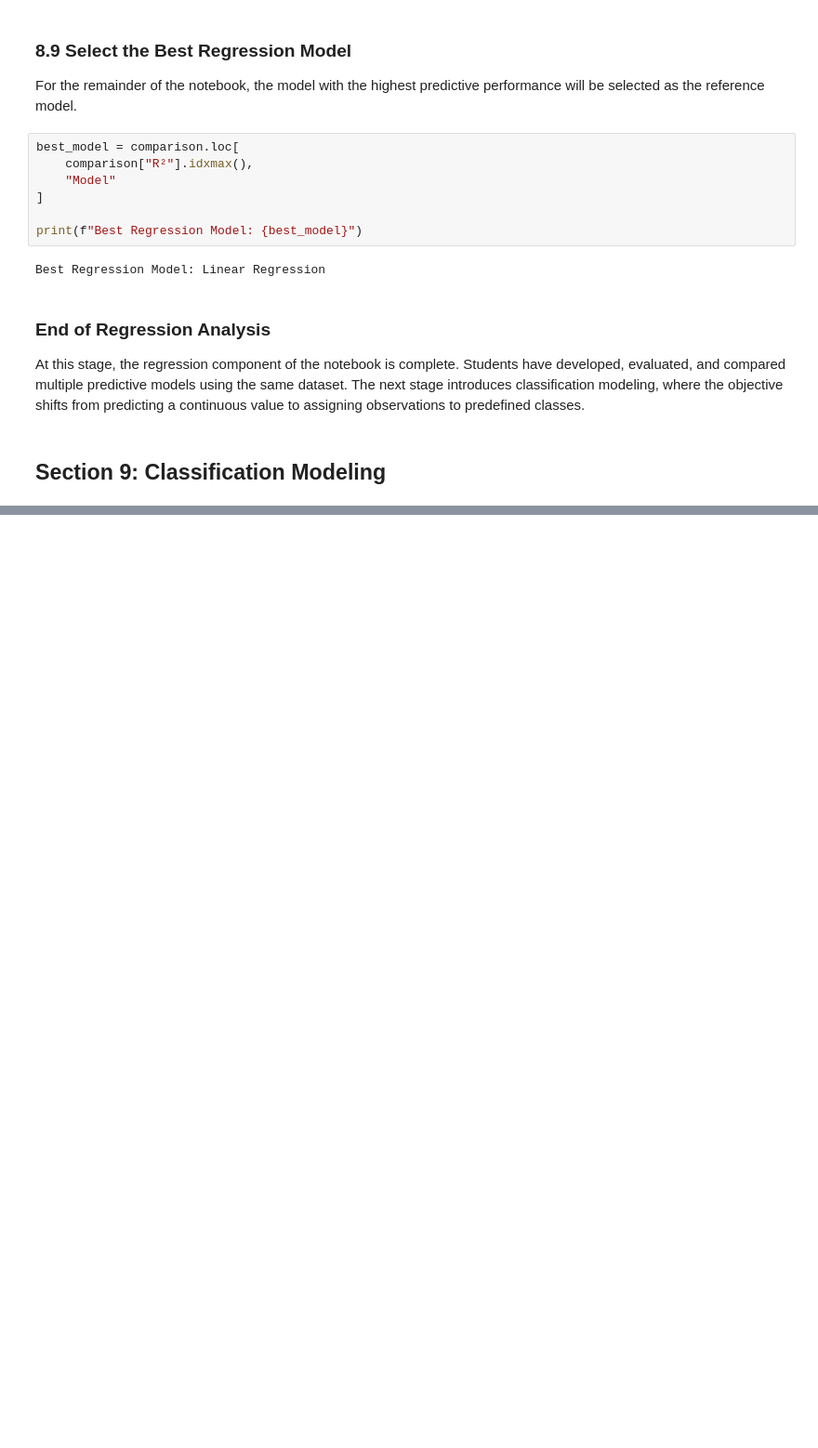
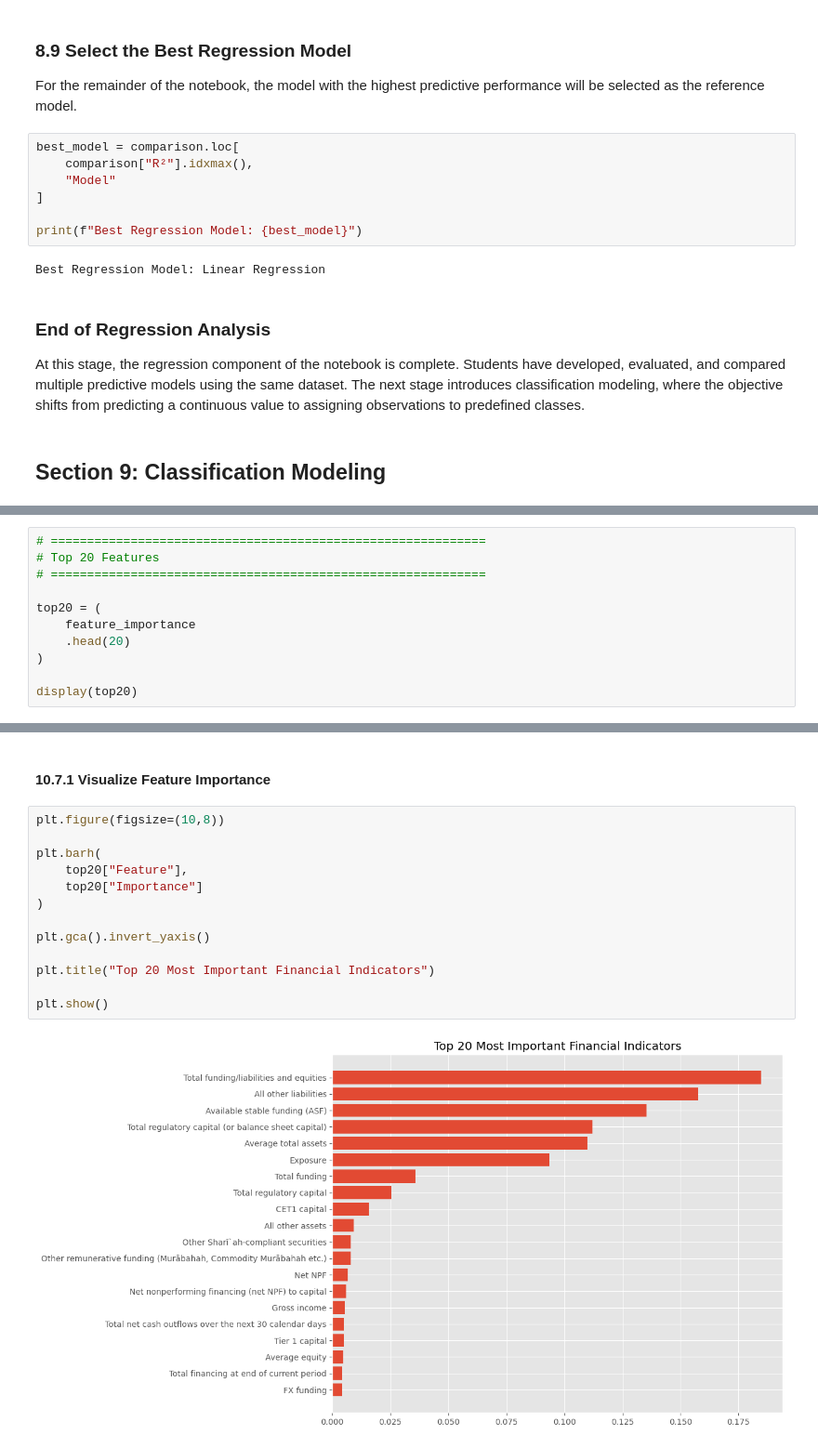
Before and after one commit to ejazurrehman/Islamic_Fintech_Working_Notebooks, a Jupyter notebook: Machine_Learning_and_Predictive_Analytics_for_Islamic_Banking.ipynb, the cells around one changed output, grey strips where cells are left out. Shown at 93% size. Cells and saved outputs as stored; diff of their text form; blank space fills up the shorter version.

```diff
--- a/Machine_Learning_and_Predictive_Analytics_for_Islamic_Banking.ipynb
+++ b/Machine_Learning_and_Predictive_Analytics_for_Islamic_Banking.ipynb
@@ -1420,0 +1815,11 @@ At this stage, the regression component of the notebook is complete. Students ha
+# %%
+# ============================================================
+# Top 20 Features
+# ============================================================
+
+top20 = (
+    feature_importance
+    .head(20)
+)
+
+display(top20)
@@ -1420,0 +1844,17 @@ At this stage, the regression component of the notebook is complete. Students ha
+# %% [markdown]
+#### 10.7.1 Visualize Feature Importance
+# %%
+plt.figure(figsize=(10,8))
+
+plt.barh(
+    top20["Feature"],
+    top20["Importance"]
+)
+
+plt.gca().invert_yaxis()
+
+plt.title("Top 20 Most Important Financial Indicators")
+
+plt.show()
+# %% [output]
+[figure, added]
```
Also changed, not shown: parts of 70 cells of this notebook.
